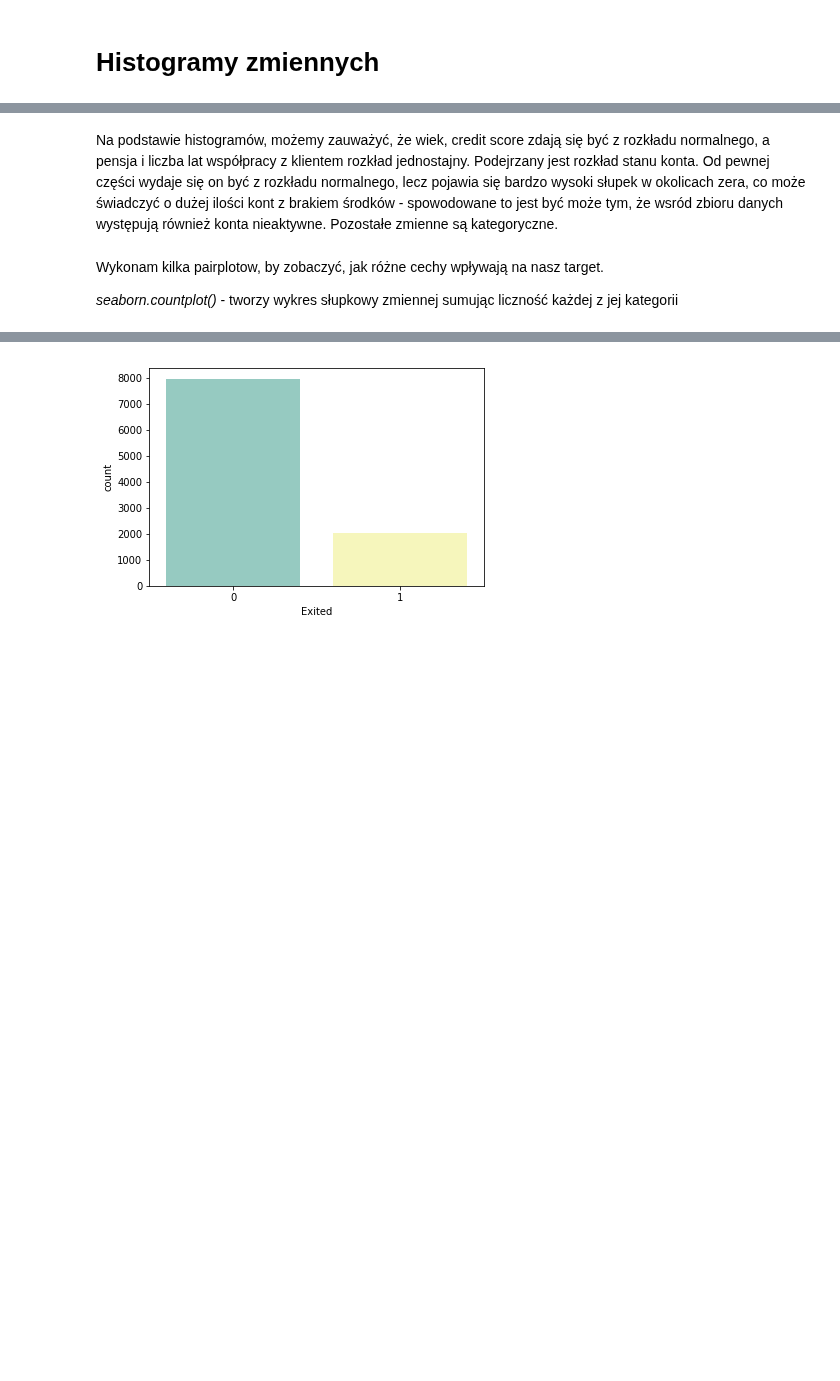
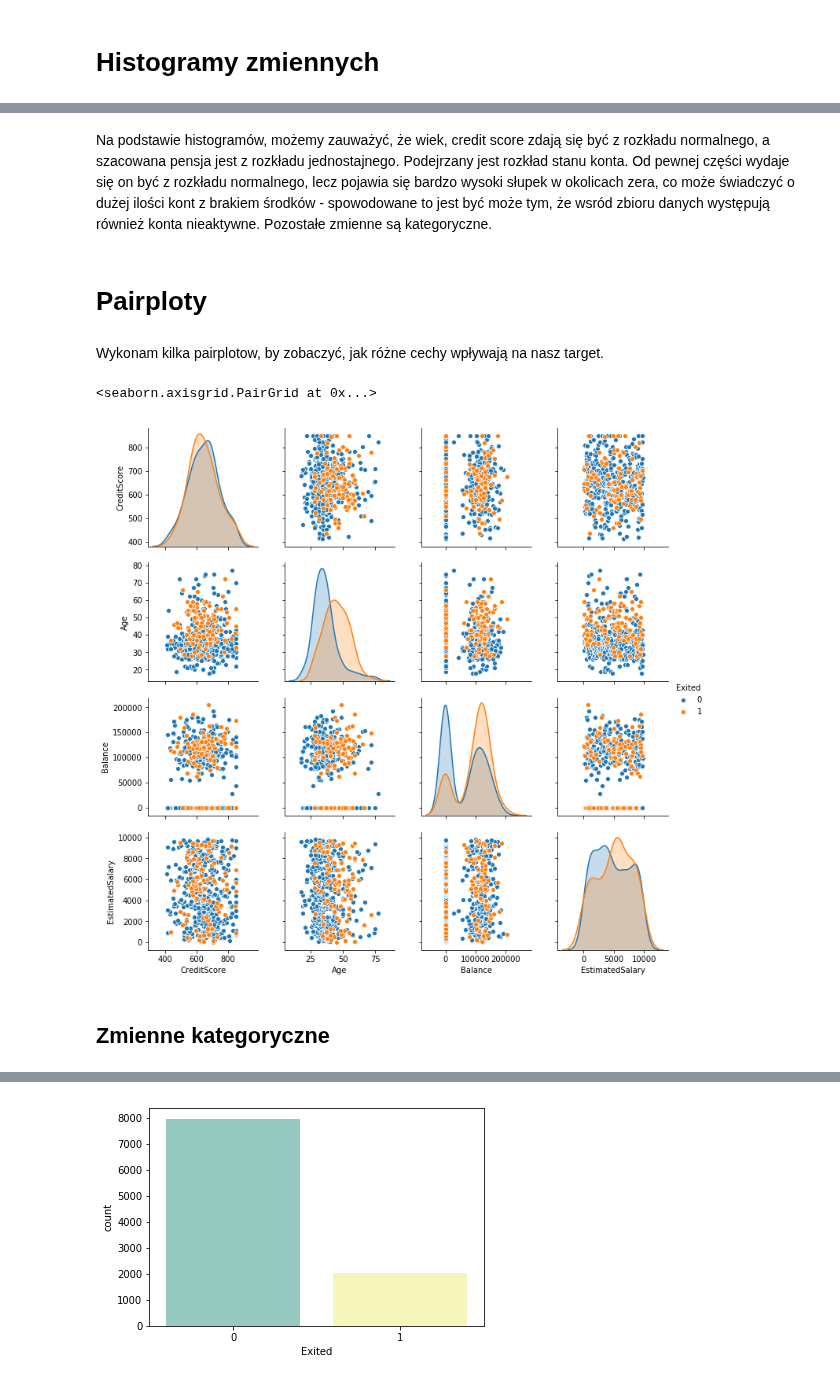
Before and after one commit to Dalthirr/NeuralNetworks, a Jupyter notebook: EDA.ipynb, the cells around one changed output, grey strips where cells are left out. Cells and saved outputs as stored; diff of their text form; code cells hidden in the pictures; blank space fills up the shorter version.

```diff
--- a/EDA.ipynb
+++ b/EDA.ipynb
@@ -167,0 +173,2 @@ Korelacja na którą można zwrócić uwagę to korelacja miedzy:
+# %%
+df_continous_with_target = df[['CreditScore', 'Age', 'Balance', 'EstimatedSalary', 'Exited']]
@@ -175,9 +189,17 @@ plt.show();
 # %% [markdown]
 
 
-Na podstawie histogramów, możemy zauważyć, że wiek,  credit score zdają się być z rozkładu normalnego, a pensja i liczba lat współpracy z klientem rozkład jednostajny. Podejrzany jest rozkład stanu konta. Od pewnej części wydaje się on być z rozkładu normalnego, lecz pojawia się bardzo wysoki słupek w okolicach zera, co może świadczyć o dużej ilości kont z brakiem środków - spowodowane to jest być może tym, że wsród zbioru danych występują również konta nieaktywne.
+Na podstawie histogramów, możemy zauważyć, że wiek,  credit score zdają się być z rozkładu normalnego, a szacowana pensja jest z rozkładu jednostajnego. Podejrzany jest rozkład stanu konta. Od pewnej części wydaje się on być z rozkładu normalnego, lecz pojawia się bardzo wysoki słupek w okolicach zera, co może świadczyć o dużej ilości kont z brakiem środków - spowodowane to jest być może tym, że wsród zbioru danych występują również konta nieaktywne.
 Pozostałe zmienne są kategoryczne.
+# %% [markdown]
+# Pairploty
 # %% [markdown]
 Wykonam kilka pairplotow, by zobaczyć, jak różne cechy wpływają na nasz target.
-
-<i>seaborn.countplot()</i> - tworzy wykres słupkowy zmiennej sumując liczność każdej z jej kategorii
+# %%
+a = ['CreditScore','Age','Balance','EstimatedSalary']
+sns.pairplot(df_continous_with_target.iloc[0:500,:], hue='Exited', x_vars=a, y_vars=a)
+# %% [output]
+<seaborn.axisgrid.PairGrid at 0x...>
+[figure, added]
+# %% [markdown]
+## Zmienne kategoryczne
```
Also changed, not shown: parts of 44 cells of this notebook, 13 other files.
